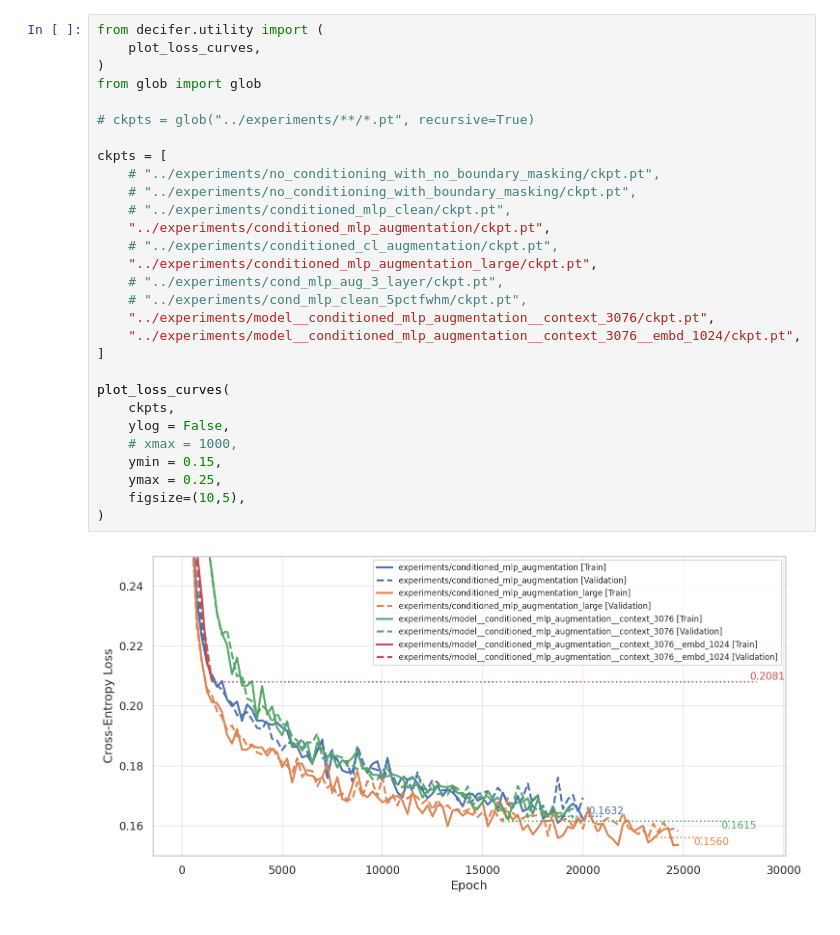
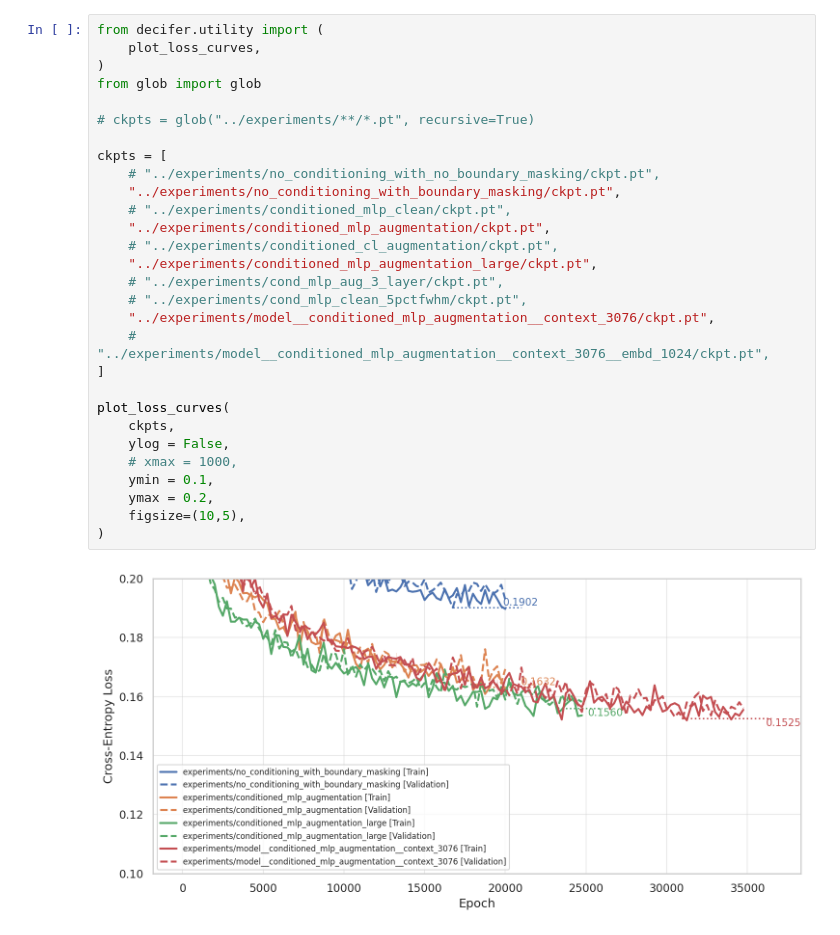
Before and after one commit to zhaohan-alan/decifier, a Jupyter notebook: notebooks/CE-Loss.ipynb, the cells around one changed output. Cells and saved outputs as stored; diff of their text form.

```diff
--- a/notebooks/CE-Loss.ipynb
+++ b/notebooks/CE-Loss.ipynb
@@ -1,31 +1,31 @@
 # %%
 from decifer.utility import (
     plot_loss_curves,
 )
 from glob import glob
 
 # ckpts = glob("../experiments/**/*.pt", recursive=True)
 
 ckpts = [
     # "../experiments/no_conditioning_with_no_boundary_masking/ckpt.pt",
-    # "../experiments/no_conditioning_with_boundary_masking/ckpt.pt",
+    "../experiments/no_conditioning_with_boundary_masking/ckpt.pt",
     # "../experiments/conditioned_mlp_clean/ckpt.pt",
     "../experiments/conditioned_mlp_augmentation/ckpt.pt",
     # "../experiments/conditioned_cl_augmentation/ckpt.pt",
     "../experiments/conditioned_mlp_augmentation_large/ckpt.pt",
     # "../experiments/cond_mlp_aug_3_layer/ckpt.pt",
     # "../experiments/cond_mlp_clean_5pctfwhm/ckpt.pt",
     "../experiments/model__conditioned_mlp_augmentation__context_3076/ckpt.pt",
-    "../experiments/model__conditioned_mlp_augmentation__context_3076__embd_1024/ckpt.pt",
+    # "../experiments/model__conditioned_mlp_augmentation__context_3076__embd_1024/ckpt.pt",
 ]
 
 plot_loss_curves(
     ckpts,
     ylog = False,
     # xmax = 1000,
-    ymin = 0.15,
-    ymax = 0.25,
+    ymin = 0.1,
+    ymax = 0.2,
     figsize=(10,5),
 )
 # %% [output]
-[figure, old version]
+[figure, new version]
```
Also changed, not shown: 6 other files.
